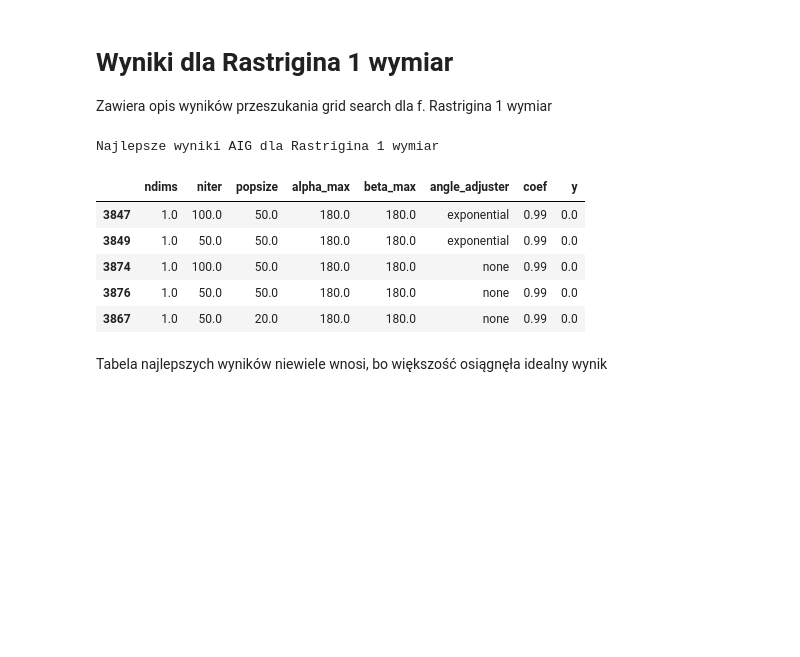
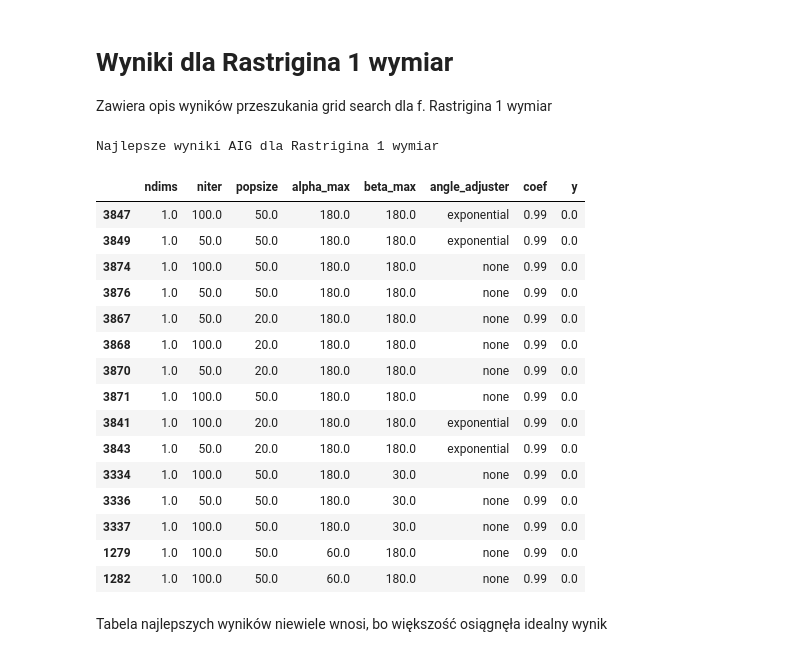
Before and after one commit to isso1550/MSWIO_24Z, a Jupyter notebook: cw12/MSWIO_AIG_CW12Bonus_Filip_Horst.ipynb, the cells around one changed output. Drawn from its saved outputs; the diff is of its cells as text; code cells hidden in the pictures; blank space fills up the shorter version.

```diff
--- a/cw12/MSWIO_AIG_CW12Bonus_Filip_Horst.ipynb
+++ b/cw12/MSWIO_AIG_CW12Bonus_Filip_Horst.ipynb
@@ -300,15 +300,25 @@ rdf = pd.read_csv('./aig_rastra_1.csv', index_col=0)
 rdf['angle_adjuster'] = rdf['angle_adjuster'].replace(np.nan, 'none')
 # %%
 print("Najlepsze wyniki AIG dla Rastrigina 1 wymiar")
-rdf.sort_values(by='y').head(5)
+rdf.sort_values(by='y').head(15)
 # %% [output]
 Najlepsze wyniki AIG dla Rastrigina 1 wymiar
 |  | ndims | niter | popsize | alpha_max | beta_max | angle_adjuster | coef | y |
 | 3847 | 1.0 | 100.0 | 50.0 | 180.0 | 180.0 | exponential | 0.99 | 0.0 |
 | 3849 | 1.0 | 50.0 | 50.0 | 180.0 | 180.0 | exponential | 0.99 | 0.0 |
 | 3874 | 1.0 | 100.0 | 50.0 | 180.0 | 180.0 | none | 0.99 | 0.0 |
 | 3876 | 1.0 | 50.0 | 50.0 | 180.0 | 180.0 | none | 0.99 | 0.0 |
 | 3867 | 1.0 | 50.0 | 20.0 | 180.0 | 180.0 | none | 0.99 | 0.0 |
+| 3868 | 1.0 | 100.0 | 20.0 | 180.0 | 180.0 | none | 0.99 | 0.0 |
+| 3870 | 1.0 | 50.0 | 20.0 | 180.0 | 180.0 | none | 0.99 | 0.0 |
+| 3871 | 1.0 | 100.0 | 50.0 | 180.0 | 180.0 | none | 0.99 | 0.0 |
+| 3841 | 1.0 | 100.0 | 20.0 | 180.0 | 180.0 | exponential | 0.99 | 0.0 |
+| 3843 | 1.0 | 50.0 | 20.0 | 180.0 | 180.0 | exponential | 0.99 | 0.0 |
+| 3334 | 1.0 | 100.0 | 50.0 | 180.0 | 30.0 | none | 0.99 | 0.0 |
+| 3336 | 1.0 | 50.0 | 50.0 | 180.0 | 30.0 | none | 0.99 | 0.0 |
+| 3337 | 1.0 | 100.0 | 50.0 | 180.0 | 30.0 | none | 0.99 | 0.0 |
+| 1279 | 1.0 | 100.0 | 50.0 | 60.0 | 180.0 | none | 0.99 | 0.0 |
+| 1282 | 1.0 | 100.0 | 50.0 | 60.0 | 180.0 | none | 0.99 | 0.0 |
 # %% [markdown]
 Tabela najlepszych wyników niewiele wnosi, bo większość osiągnęła idealny wynik
 # %%
```
Also changed, not shown: parts of 18 cells of this notebook.
